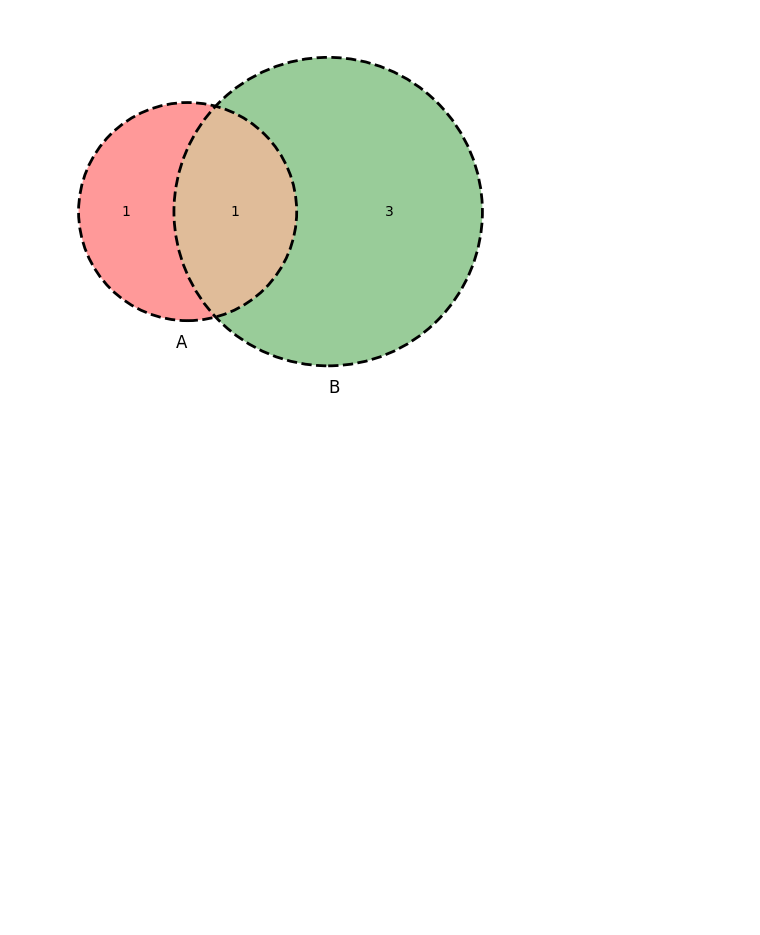
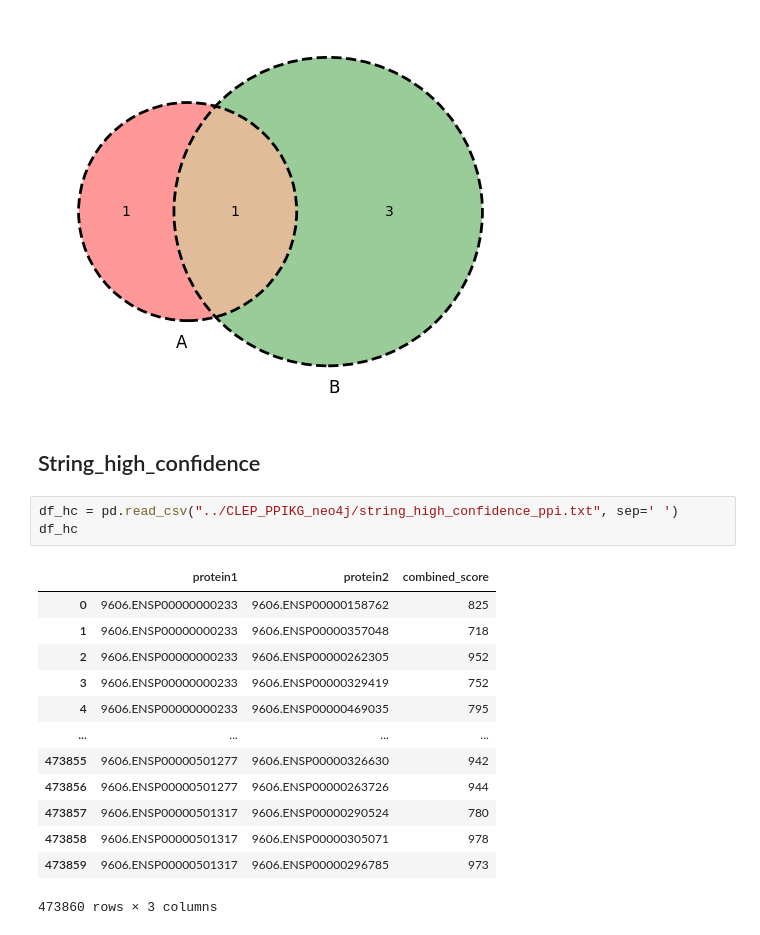
Before and after one commit to Xiaoxuan-Yu-ty/HybridKG, a Jupyter notebook: CLEP_PPIKG_neo4j/ppikg.ipynb, the cells around one changed output. Cells and saved outputs as stored; diff of their text form; blank space fills up the shorter version.

Commit message:
clep repeat

```diff
--- a/CLEP_PPIKG_neo4j/ppikg.ipynb
+++ b/CLEP_PPIKG_neo4j/ppikg.ipynb
@@ -193,3 +224,22 @@ c = venn2_circles(subsets=(set([1,2]), set([2,3,4,5])),
 # print("%0.2f" % (v.get_circle_radius(1)/v.get_circle_radius(0)))
 # %% [output]
 [figure]
+# %% [markdown]
+## String_high_confidence
+# %%
+df_hc = pd.read_csv("../CLEP_PPIKG_neo4j/string_high_confidence_ppi.txt", sep=' ')
+df_hc
+# %% [output]
+|  | protein1 | protein2 | combined_score |
+| 0 | 9606.ENSP00000000233 | 9606.ENSP00000158762 | 825 |
+| 1 | 9606.ENSP00000000233 | 9606.ENSP00000357048 | 718 |
+| 2 | 9606.ENSP00000000233 | 9606.ENSP00000262305 | 952 |
+| 3 | 9606.ENSP00000000233 | 9606.ENSP00000329419 | 752 |
+| 4 | 9606.ENSP00000000233 | 9606.ENSP00000469035 | 795 |
+| ... | ... | ... | ... |
+| 473855 | 9606.ENSP00000501277 | 9606.ENSP00000326630 | 942 |
+| 473856 | 9606.ENSP00000501277 | 9606.ENSP00000263726 | 944 |
+| 473857 | 9606.ENSP00000501317 | 9606.ENSP00000290524 | 780 |
+| 473858 | 9606.ENSP00000501317 | 9606.ENSP00000305071 | 978 |
+| 473859 | 9606.ENSP00000501317 | 9606.ENSP00000296785 | 973 |
+473860 rows × 3 columns
```
Also changed, not shown: parts of 16 cells of this notebook, 8 other files.
